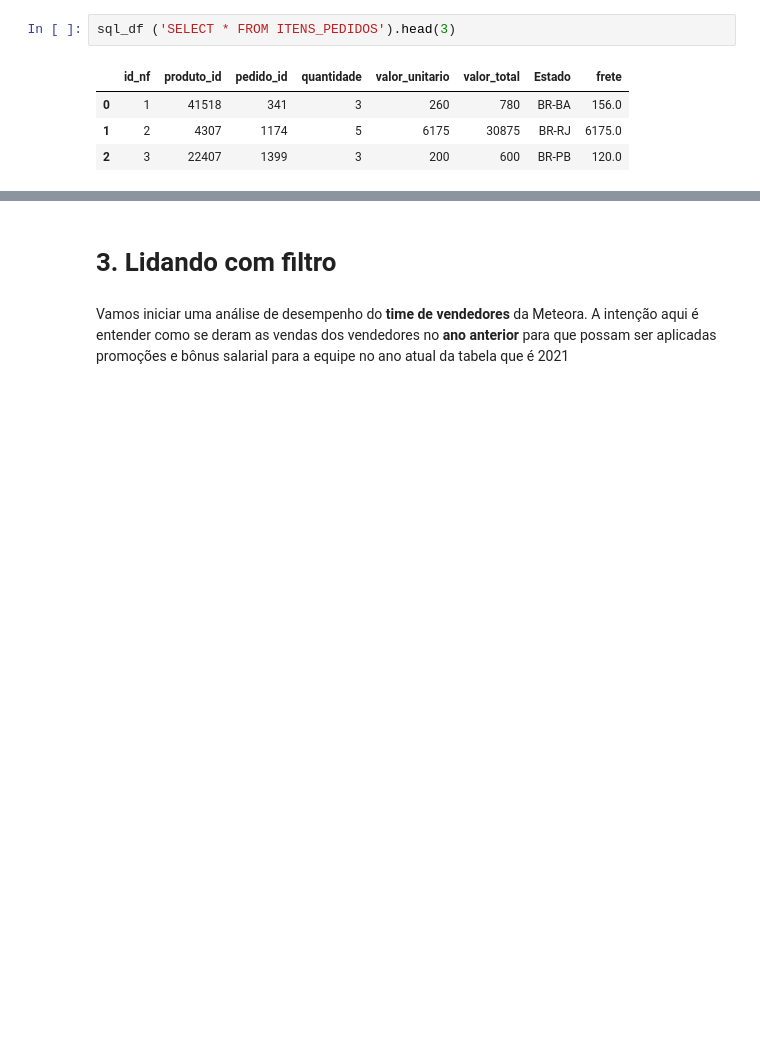
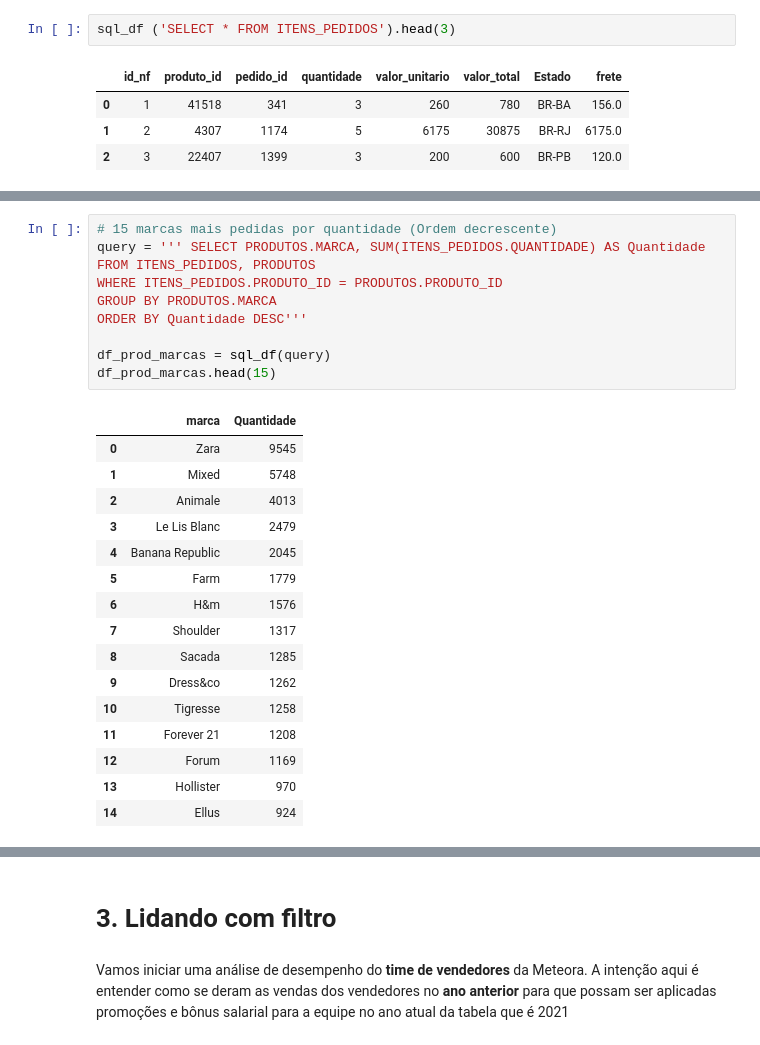
Before and after one commit to Max-Willians/projeto---meteora, a Jupyter notebook: Notebook_Meteora.ipynb, the cells around one changed output, grey strips where cells are left out. Cells and saved outputs as stored; diff of their text form; blank space fills up the shorter version.

```diff
--- a/Notebook_Meteora.ipynb
+++ b/Notebook_Meteora.ipynb
@@ -144,0 +225,27 @@ sql_df(query)
+# %%
+# 15 marcas mais pedidas por quantidade (Ordem decrescente)
+query = ''' SELECT PRODUTOS.MARCA, SUM(ITENS_PEDIDOS.QUANTIDADE) AS Quantidade
+FROM ITENS_PEDIDOS, PRODUTOS
+WHERE ITENS_PEDIDOS.PRODUTO_ID = PRODUTOS.PRODUTO_ID
+GROUP BY PRODUTOS.MARCA
+ORDER BY Quantidade DESC'''
+
+df_prod_marcas = sql_df(query)
+df_prod_marcas.head(15)
+# %% [output]
+|  | marca | Quantidade |
+| 0 | Zara | 9545 |
+| 1 | Mixed | 5748 |
+| 2 | Animale | 4013 |
+| 3 | Le Lis Blanc | 2479 |
+| 4 | Banana Republic | 2045 |
+| 5 | Farm | 1779 |
+| 6 | H&m | 1576 |
+| 7 | Shoulder | 1317 |
+| 8 | Sacada | 1285 |
+| 9 | Dress&co | 1262 |
+| 10 | Tigresse | 1258 |
+| 11 | Forever 21 | 1208 |
+| 12 | Forum | 1169 |
+| 13 | Hollister | 970 |
+| 14 | Ellus | 924 |
```
Also changed, not shown: parts of 6 cells of this notebook.
